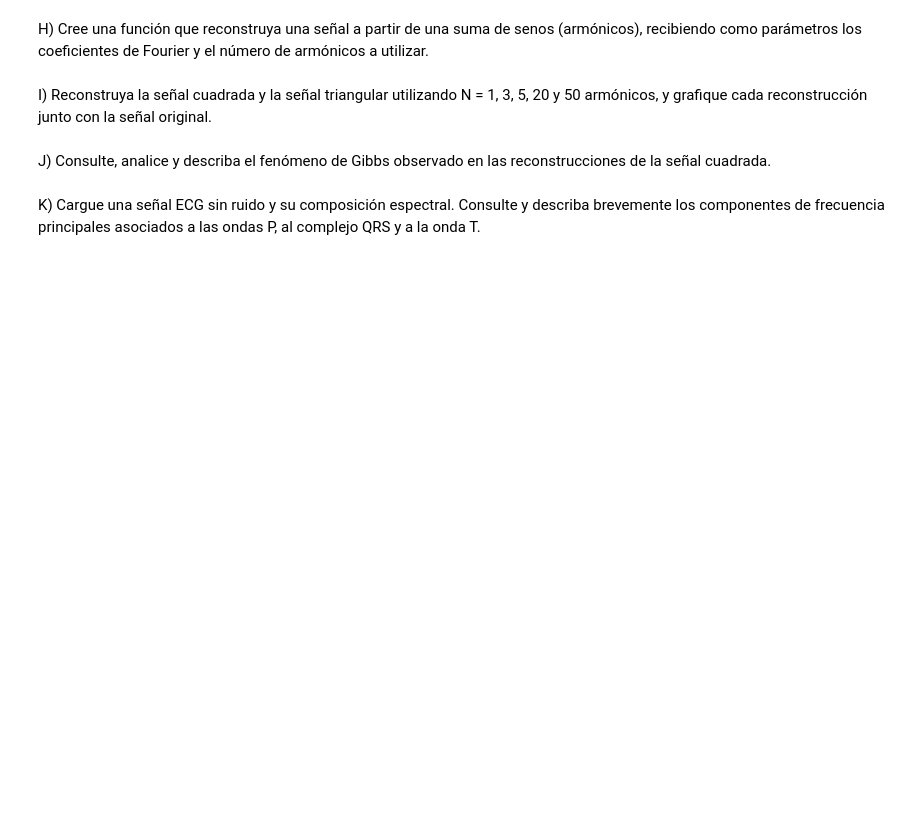
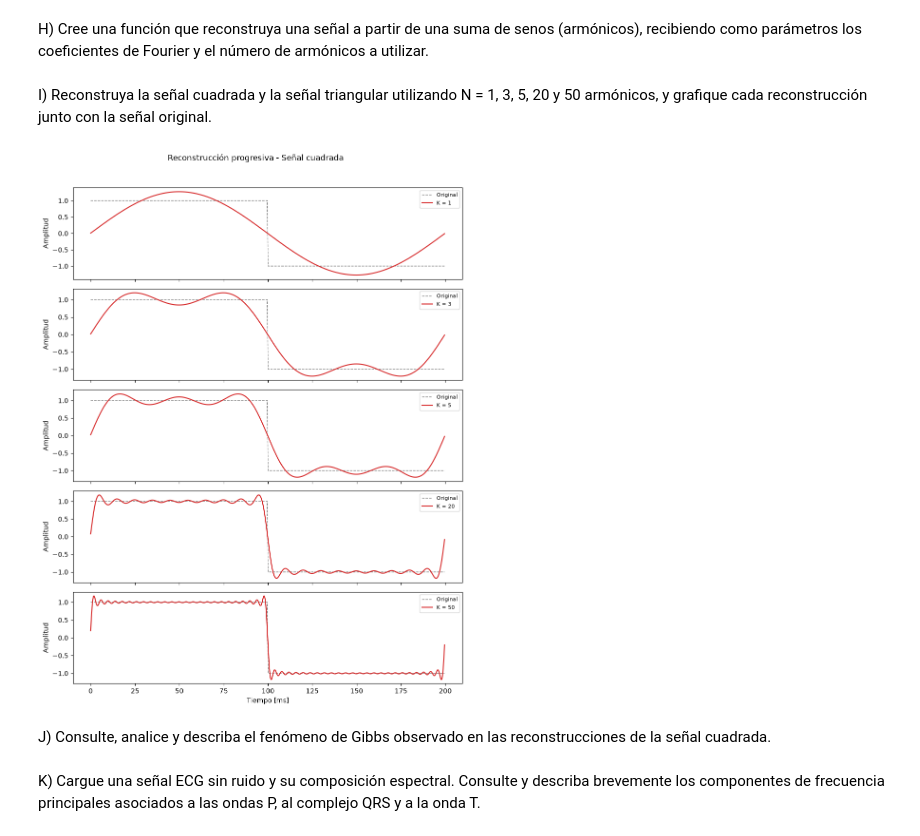
Before and after one commit to valentinamoralese/Biose-ales-Valentina-Morales-Paula-Garcia, a Jupyter notebook: Practica3_Valentina_Paula.ipynb, the cells around one changed output. Cells and saved outputs as stored; diff of their text form; code cells hidden in the pictures; blank space fills up the shorter version.

```diff
--- a/Practica3_Valentina_Paula.ipynb
+++ b/Practica3_Valentina_Paula.ipynb
@@ -105,9 +136,36 @@ G) Grafique los espectros de magnitud y fase de la señal cuadrada y de la seña
 # %% [markdown]
 H) Cree una función que reconstruya una señal a partir de una suma de senos (armónicos), recibiendo
 como parámetros los coeficientes de Fourier y el número de armónicos a utilizar.
+# %%
+def reconstruir_senal(k, c_k, N_armonicos, N_muestras):
+    n = np.arange(N_muestras)
+    x_rec = np.zeros(N_muestras, dtype=complex)
+    mask = np.abs(k) <= N_armonicos
+    for kk, cc in zip(k[mask], c_k[mask]):
+        x_rec += cc * np.exp(1j * 2 * np.pi * kk * n / N_muestras)
+    return np.real(x_rec)
 # %% [markdown]
 I) Reconstruya la señal cuadrada y la señal triangular utilizando N = 1, 3, 5, 20 y 50 armónicos, y
 grafique cada reconstrucción junto con la señal original.
+# %%
+armonicos_list = [1, 3, 5, 20, 50]
+
+def graficar_reconstrucciones(t, x_original, k, c_k, armonicos_list, titulo=''):
+    fig, axs = plt.subplots(len(armonicos_list), 1, figsize=(9, 2.3*len(armonicos_list)), sharex=True)
+    for ax, K in zip(axs, armonicos_list):
+        x_rec = reconstruir_senal(k, c_k, K, len(x_original))
+        ax.plot(t*1000, x_original, '--', color='gray', linewidth=1, label='Original')
+        ax.plot(t*1000, x_rec, color='tab:red', linewidth=1.5, label=f'K = {K}')
+        ax.legend(loc='upper right', fontsize=8)
+        ax.set_ylabel('Amplitud')
+    axs[-1].set_xlabel('Tiempo [ms]')
+    fig.suptitle(f'Reconstrucción progresiva {titulo}', y=1.02)
+    plt.tight_layout()
+    plt.show()
+
+graficar_reconstrucciones(t, x_sq, k_sq, c_sq, armonicos_list, titulo='- Señal cuadrada')
+# %% [output]
+[figure, added]
 # %% [markdown]
 J) Consulte, analice y describa el fenómeno de Gibbs observado en las reconstrucciones de la señal
 cuadrada.
```
Also changed, not shown: parts of 2 cells of this notebook.
